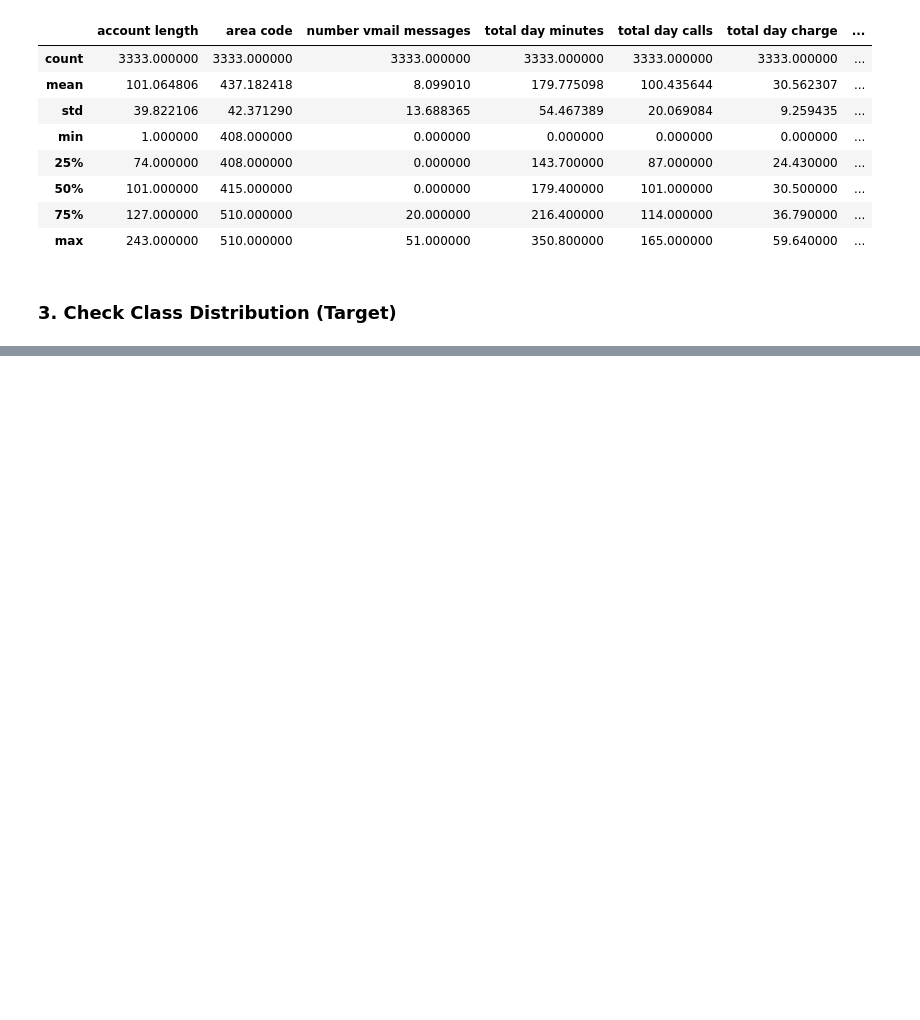
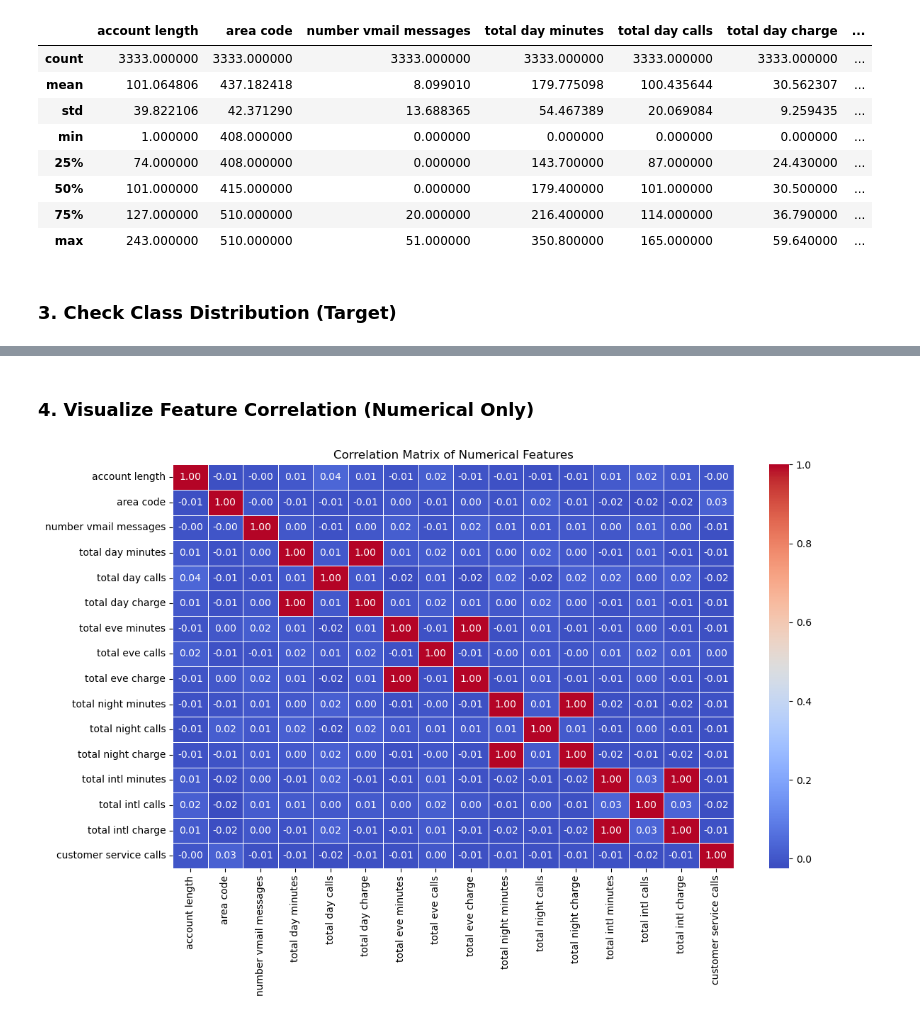
Before and after one commit to Tinah-91/SyriaTel-Customer-Churn-, a Jupyter notebook: notebooks/SyriaTel Customer Churn.ipynb, the cells around one changed output, grey strips where cells are left out. Cells and saved outputs as stored; diff of their text form; code cells hidden in the pictures; blank space fills up the shorter version.

```diff
--- a/notebooks/SyriaTel Customer Churn.ipynb
+++ b/notebooks/SyriaTel Customer Churn.ipynb
@@ -306,0 +338,18 @@ df['Churn'].value_counts(normalize=True).plot(kind='bar', color=['skyblue', 'sal
+# %% [markdown]
+### 4. Visualize Feature Correlation (Numerical Only)
+# %%
+import seaborn as sns
+import matplotlib.pyplot as plt
+
+# Select only numeric columns for correlation
+numeric_df = df.select_dtypes(include='number')
+corr_matrix = numeric_df.corr()
+
+# Plot heatmap
+plt.figure(figsize=(12, 8))
+sns.heatmap(corr_matrix, annot=True, cmap='coolwarm', fmt=".2f", linewidths=0.5)
+plt.title('Correlation Matrix of Numerical Features')
+plt.tight_layout()
+plt.show()
+# %% [output]
+[figure, added]
```
Also changed, not shown: parts of 6 cells of this notebook, 1 other file.
